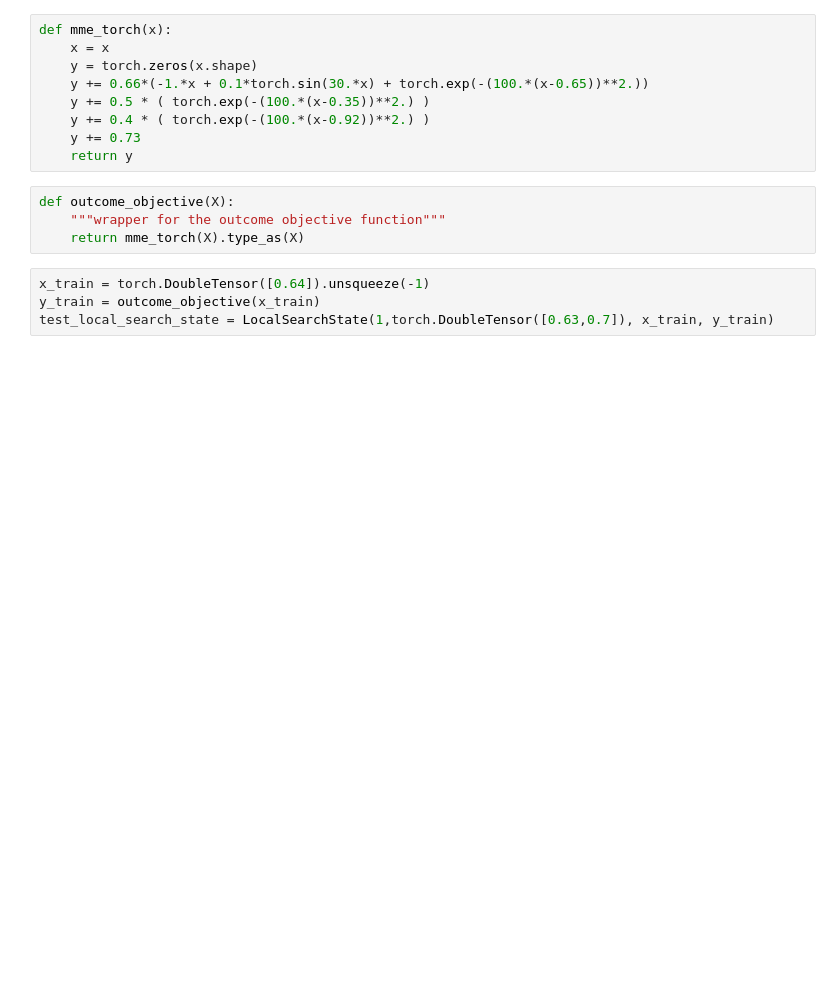
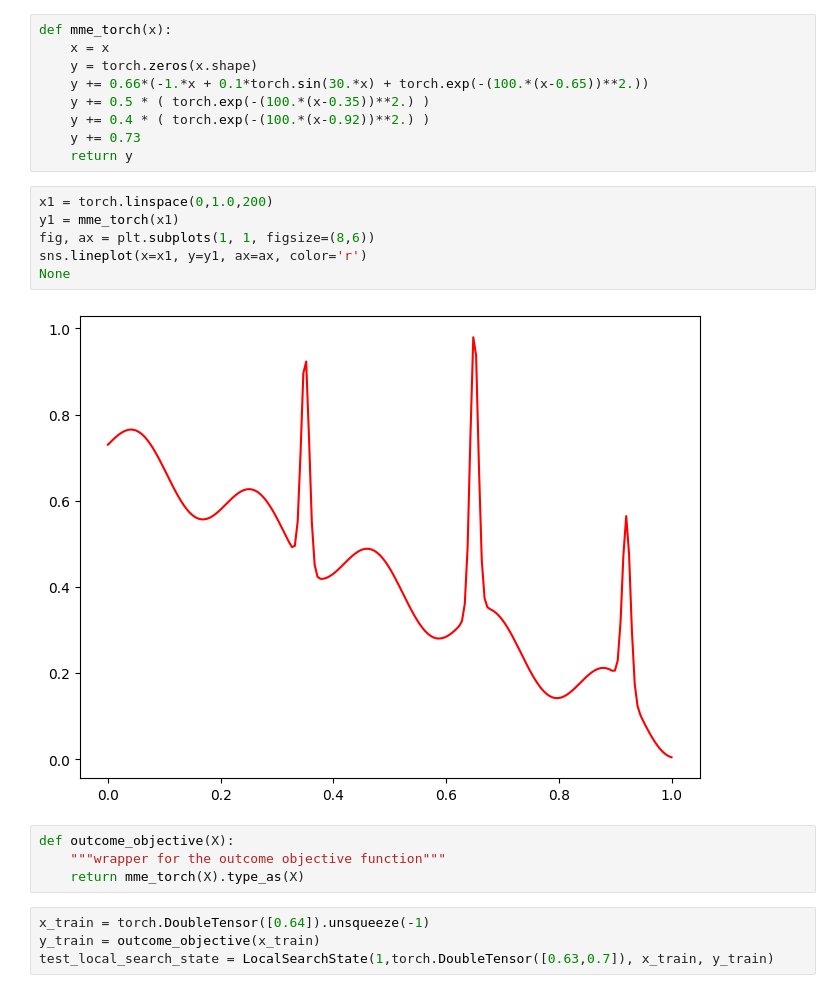
Before and after one commit to acb-code/extrema_search, a Jupyter notebook: src/notebooks/local_search_example.ipynb, the cells around one changed output. Saved outputs shown, nothing was run; the diff lists cells and outputs as text; blank space fills up the shorter version.

```diff
--- a/src/notebooks/local_search_example.ipynb
+++ b/src/notebooks/local_search_example.ipynb
@@ -16,6 +17,14 @@ def mme_torch(x):
     y += 0.4 * ( torch.exp(-(100.*(x-0.92))**2.) )
     y += 0.73
     return y
+# %%
+x1 = torch.linspace(0,1.0,200)
+y1 = mme_torch(x1)
+fig, ax = plt.subplots(1, 1, figsize=(8,6))
+sns.lineplot(x=x1, y=y1, ax=ax, color='r')
+None
+# %% [output]
+[figure, added]
 # %%
 def outcome_objective(X):
     """wrapper for the outcome objective function"""
```
Also changed, not shown: parts of 7 cells of this notebook.
